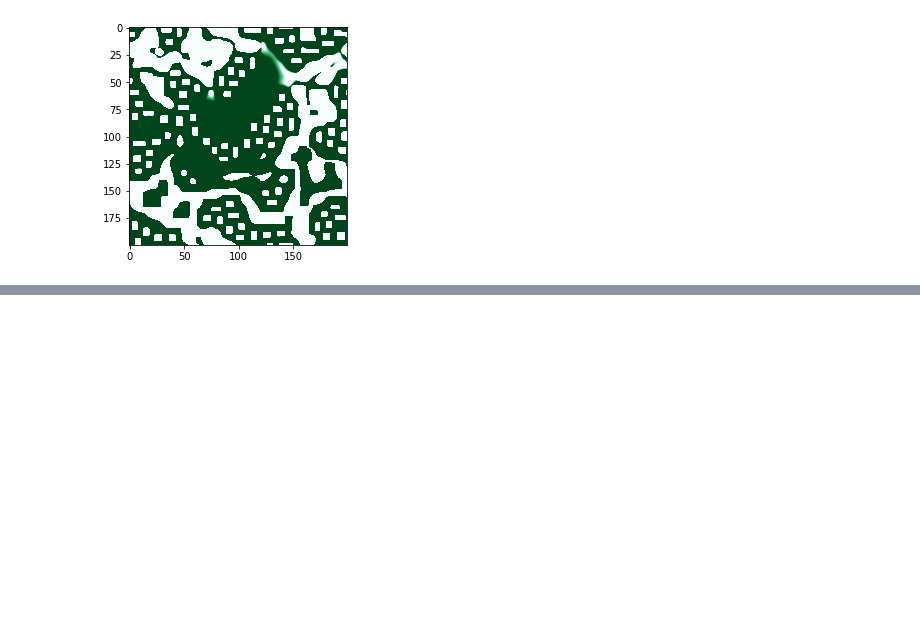
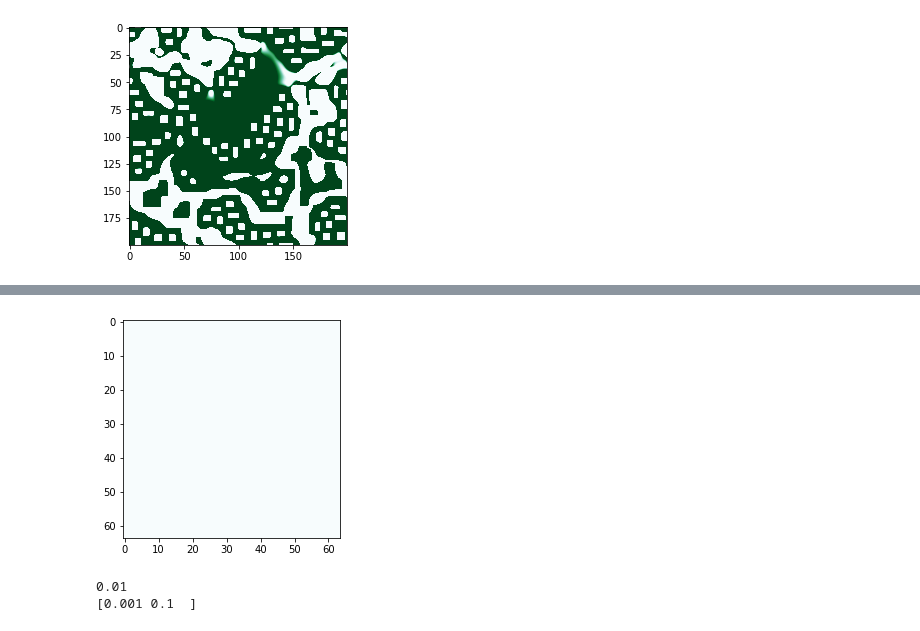
Before and after one commit to rpazuki/morpho_repo, a Jupyter notebook: solver/Turing_Brusselator_pde_solution_solver-Copy1.ipynb, the cells around one changed output, grey strips where cells are left out. Saved outputs shown, nothing was run; the diff lists cells and outputs as text; code cells hidden in the pictures; blank space fills up the shorter version.

```diff
--- a/solver/Turing_Brusselator_pde_solution_solver-Copy1.ipynb
+++ b/solver/Turing_Brusselator_pde_solution_solver-Copy1.ipynb
@@ -415,0 +458,57 @@ anim.save('Brusselator3.gif', writer=writergif, dpi=100)
+# %%
+from matplotlib.animation import FuncAnimation
+from matplotlib.animation import PillowWriter
+
+fig = plt.figure()
+
+im = plt.imshow(sol[1, :,:,0], cmap='BuGn', interpolation='gaussian')#, alpha=0.8)#  ,interpolation='none'
+
+def init():
+    im.set_data(sol[1, :,:,0])
+    return [im]
+
+def animate(i):
+    a=im.get_array()
+    a=sol[1, :,:,i]
+    im.set_array(sol[1, :,:,i] )
+    return [im]
+
+anim = FuncAnimation(fig, animate, init_func=init,
+                     frames=len(t), interval=50, blit=True)
+
+
+anim.save('Brusselator_strips.gif', writer='imagemagick')
+#writergif = PillowWriter(fps=20)
+#anim.save('Brusselator_strips.gif', writer=writergif, dpi=100)
+# %% [output]
+[figure, added]
+# %%
+n = (64, 64)
+L = (.05, .05)
+
+D_u = .001
+D_v = 0.1#.002
+print(D_u/D_v)
+A = 2#9.002250562640661
+R = 5.0
+B =  2*R + A*A*(D_u/D_v) + 1 #3.04#81.9704926231558
+Ds = np.array([D_u, D_v])
+print(Ds)
+
+#c0 = np.random.normal(scale=.1, size=(2, n[0], n[1]))
+c0 = np.zeros((2, n[0], n[1]))
+c0[0, :,:] += A
+c0[1, :,:] += B/A
+c0[0, :,:] += np.eye(n[0], n[1]) * .001
+c0[1, :,:] += np.eye(n[0], n[1]) * .001
+#c0 = data[:, :, :, 0]
+
+f_args = (A, B)
+t = np.linspace(0, 30, 256)
+
+dt = 0.0001
+
+sol = integrate(c0, t, dt, n, L, Ds, Brusselator, f_args)
+# %% [output]
+0.01
+[0.001 0.1  ]
```
Also changed, not shown: parts of 3 cells of this notebook, 4 other files.
